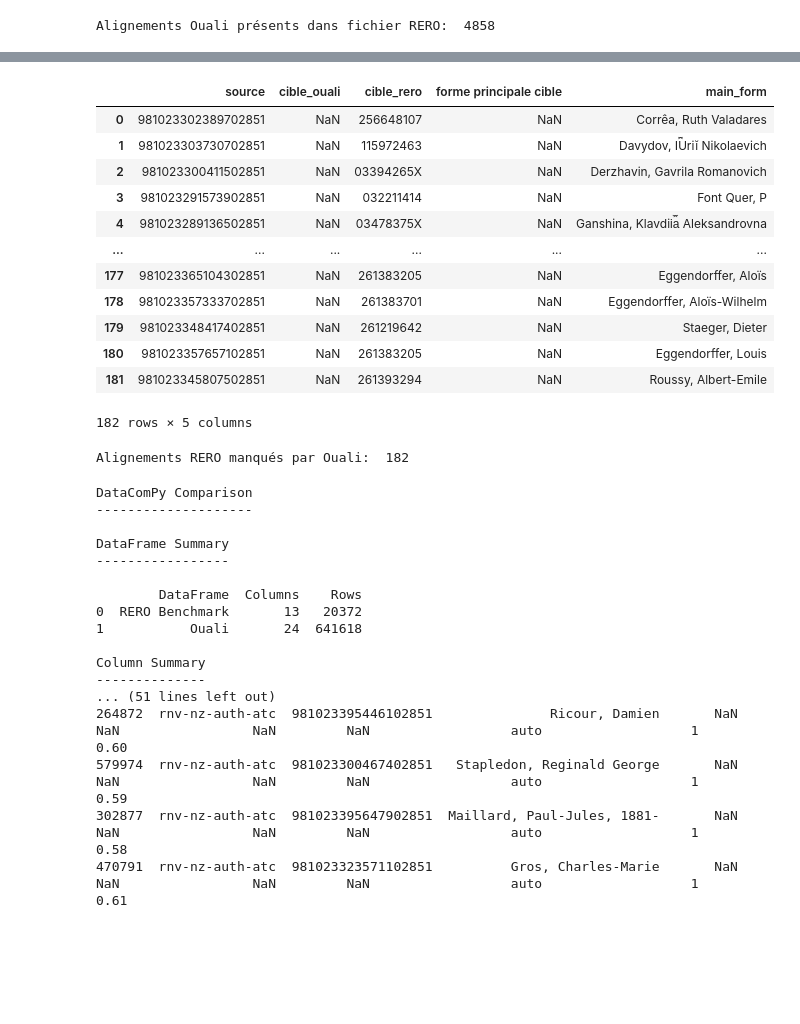
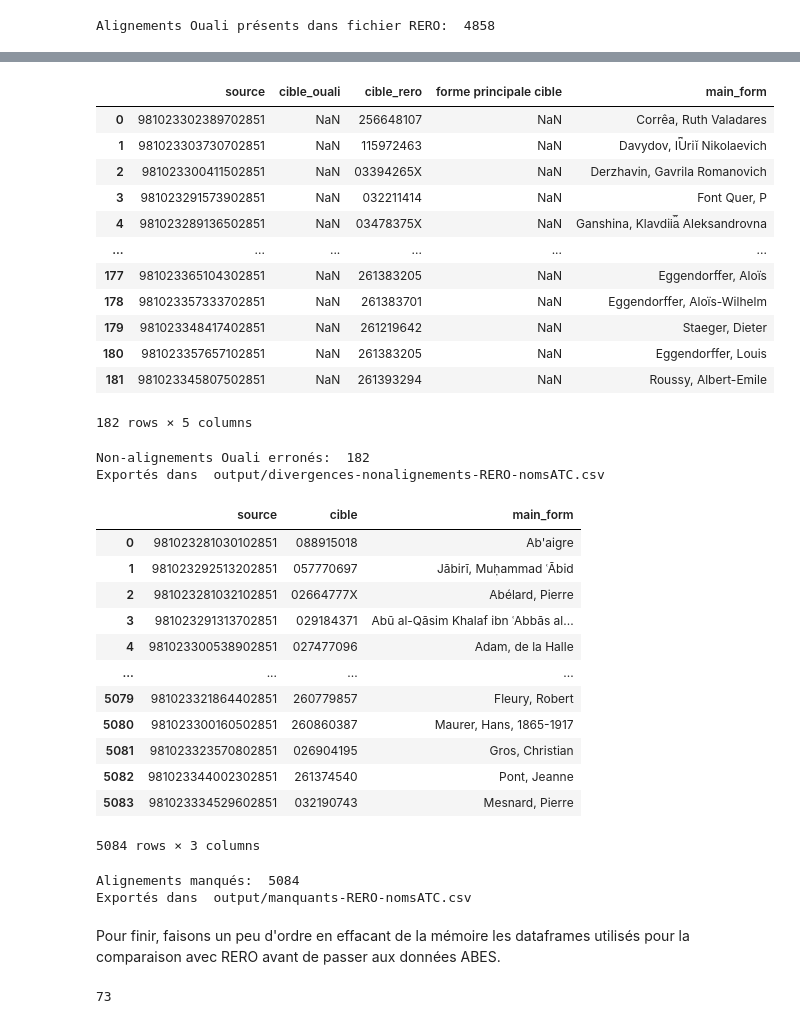
Before and after one commit to timtomch/ouali-benchmark, a Jupyter notebook: Ouali-benchmark.ipynb, the cells around one changed output, grey strips where cells are left out. Saved outputs shown, nothing was run; the diff lists cells and outputs as text; code cells hidden in the pictures; blank space fills up the shorter version.

```diff
--- a/Ouali-benchmark.ipynb
+++ b/Ouali-benchmark.ipynb
@@ -9,0 +30,14 @@ missing_file = 'output/manquants-nomsATC.csv'
+# %%
+ouali_data = pd.read_csv(benchmark_file, sep='\t', dtype = str)
+ouali_undefined_data = pd.read_csv(benchmark_undefined_file, sep='\t', dtype = str)
+# Create origin and target columns that are named the same as in the RERO files, for ease of merging
+ouali_data['source'] = ouali_data['id source']
+ouali_undefined_data['source'] = ouali_undefined_data['id source']
+ouali_data['cible'] = ouali_data['id cible']
+# .copy() is necessary to avoid SettingWithCopyWarning when merging
+ouali_align = ouali_data.query('`nombre de candidats` != "0" & `décision d\'alignement` == "auto"').copy()
+ouali_no_align = ouali_data.query('`nombre de candidats` == "0" & `décision d\'alignement` == "auto"').copy()
+
+print('Alignements Ouali: ' + str(len(ouali_align)))
+print('Non-alignements Ouali: ' + str(len(ouali_no_align)))
+print('Alignements à arbitrer (pas de décision): ' + str(len(ouali_undefined_data)))
@@ -135,8 +147,10 @@ divergences.to_csv(error_file,columns=['source','cible_ouali','cible_rero','form
 # %%
-missed = pd.merge(rero_aligns, ouali_no_align, how="inner", on='source', suffixes=("_rero", "_ouali"), copy=True)
-display(missed[['source','cible_ouali','cible_rero','forme principale cible','main_form']])
-missed.to_csv(missing_file,columns=['source','cible_ouali','cible_rero','forme principale cible','main_form'],encoding="UTF-8",index=False)
-print("Alignements RERO manqués par Ouali: ", len(missed))
+outfile = output_folder + '/' + div_noalign_file + '-RERO-' + set_name + '.csv'
+div_nonalign_rero = pd.merge(rero_aligns, ouali_no_align, how="inner", on='source', suffixes=("_rero", "_ouali"), copy=True)
+display(div_nonalign_rero[['source','cible_ouali','cible_rero','forme principale cible','main_form']])
+div_nonalign_rero.to_csv(outfile,columns=['source','cible_ouali','cible_rero','forme principale cible','main_form'],encoding="UTF-8",index=False)
+print("Non-alignements Ouali erronés: ", len(div_nonalign_rero))
+print("Exportés dans ", outfile)
 # %% [output]
 |  | source | cible_ouali | cible_rero | forme principale cible | main_form |
 | 0 | 981023302389702851 | NaN | 256648107 | NaN | Corrêa, Ruth Valadares |
@@ -151,26 +165,35 @@ print("Alignements RERO manqués par Ouali: ", len(missed))
 | 180 | 981023357657102851 | NaN | 261383205 | NaN | Eggendorffer, Louis |
 | 181 | 981023345807502851 | NaN | 261393294 | NaN | Roussy, Albert-Emile |
 182 rows × 5 columns
-Alignements RERO manqués par Ouali:  182
+Non-alignements Ouali erronés:  182
+Exportés dans  output/divergences-nonalignements-RERO-nomsATC.csv
-# %%
-compare = datacompy.Compare(rero_aligns, ouali_align, join_columns=['source', 'cible'],
-                            df1_name='RERO Benchmark', df2_name='Ouali')
-print(compare.report())
-# %% [output]
-DataComPy Comparison
---------------------
-
-DataFrame Summary
------------------
-
-        DataFrame  Columns    Rows
-0  RERO Benchmark       13   20372
-1           Ouali       24  641618
-
-Column Summary
---------------
-... (51 lines left out)
-264872  rnv-nz-auth-atc  981023395446102851               Ricour, Damien       NaN              NaN                 NaN         NaN                  auto                   1      0.60
-579974  rnv-nz-auth-atc  981023300467402851   Stapledon, Reginald George       NaN              NaN                 NaN         NaN                  auto                   1      0.59
-302877  rnv-nz-auth-atc  981023395647902851  Maillard, Paul-Jules, 1881-       NaN              NaN                 NaN         NaN                  auto                   1      0.58
-470791  rnv-nz-auth-atc  981023323571102851          Gros, Charles-Marie       NaN              NaN                 NaN         NaN                  auto                   1      0.61
+# %%
+outfile = output_folder + '/' + missed_file + '-RERO-' + set_name + '.csv'
+missed_rero = pd.merge(rero_aligns, ouali_undefined_data, how="inner", on='source', suffixes=("_rero", "_ouali"), copy=True)
+display(missed_rero[['source','cible','main_form']])
+missed_rero.to_csv(outfile,columns=['source','cible','main_form'],encoding="UTF-8",index=False)
+print("Alignements manqués: ", len(missed_rero))
+print("Exportés dans ", outfile)
+# %% [output]
+|  | source | cible | main_form |
+| 0 | 981023281030102851 | 088915018 | Ab'aigre |
+| 1 | 981023292513202851 | 057770697 | Jābirī, Muḥammad ʿĀbid |
+| 2 | 981023281032102851 | 02664777X | Abélard, Pierre |
+| 3 | 981023291313702851 | 029184371 | Abū al-Qāsim Khalaf ibn ʿAbbās al... |
+| 4 | 981023300538902851 | 027477096 | Adam, de la Halle |
+| ... | ... | ... | ... |
+| 5079 | 981023321864402851 | 260779857 | Fleury, Robert |
+| 5080 | 981023300160502851 | 260860387 | Maurer, Hans, 1865-1917 |
+| 5081 | 981023323570802851 | 026904195 | Gros, Christian |
+| 5082 | 981023344002302851 | 261374540 | Pont, Jeanne |
+| 5083 | 981023334529602851 | 032190743 | Mesnard, Pierre |
+5084 rows × 3 columns
+Alignements manqués:  5084
+Exportés dans  output/manquants-RERO-nomsATC.csv
+# %% [markdown]
+Pour finir, faisons un peu d'ordre en effacant de la mémoire les dataframes utilisés pour la comparaison avec RERO avant de passer aux données ABES.
+# %%
+del rero_data, rero_concord, rero_aligns, common_source_rero, common_target_rero, divergences_rero, div_nonalign_rero, missed_rero
+gc.collect()
+# %% [output]
+73
```
Also changed, not shown: parts of 28 cells of this notebook, 1 other file.
